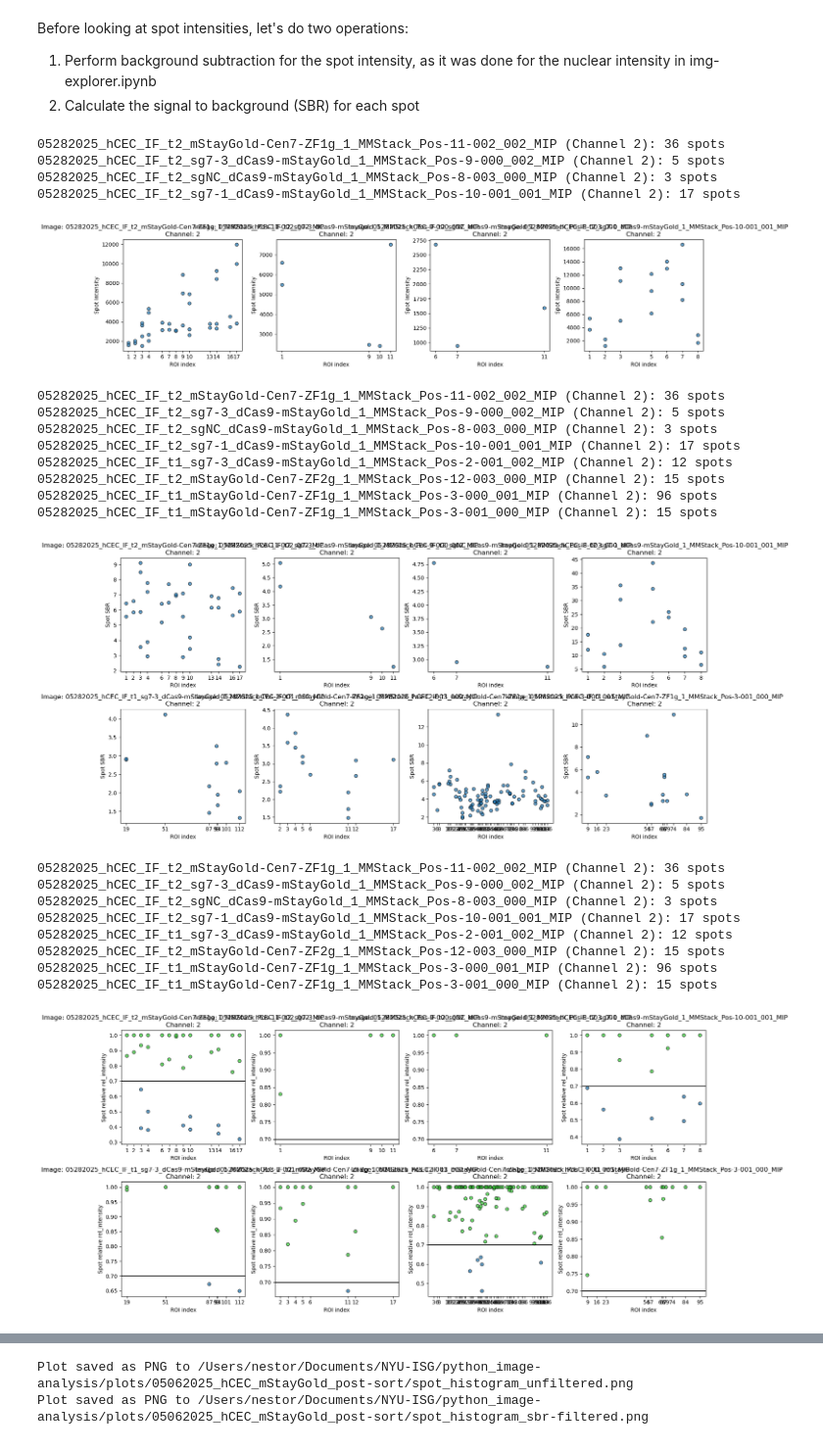
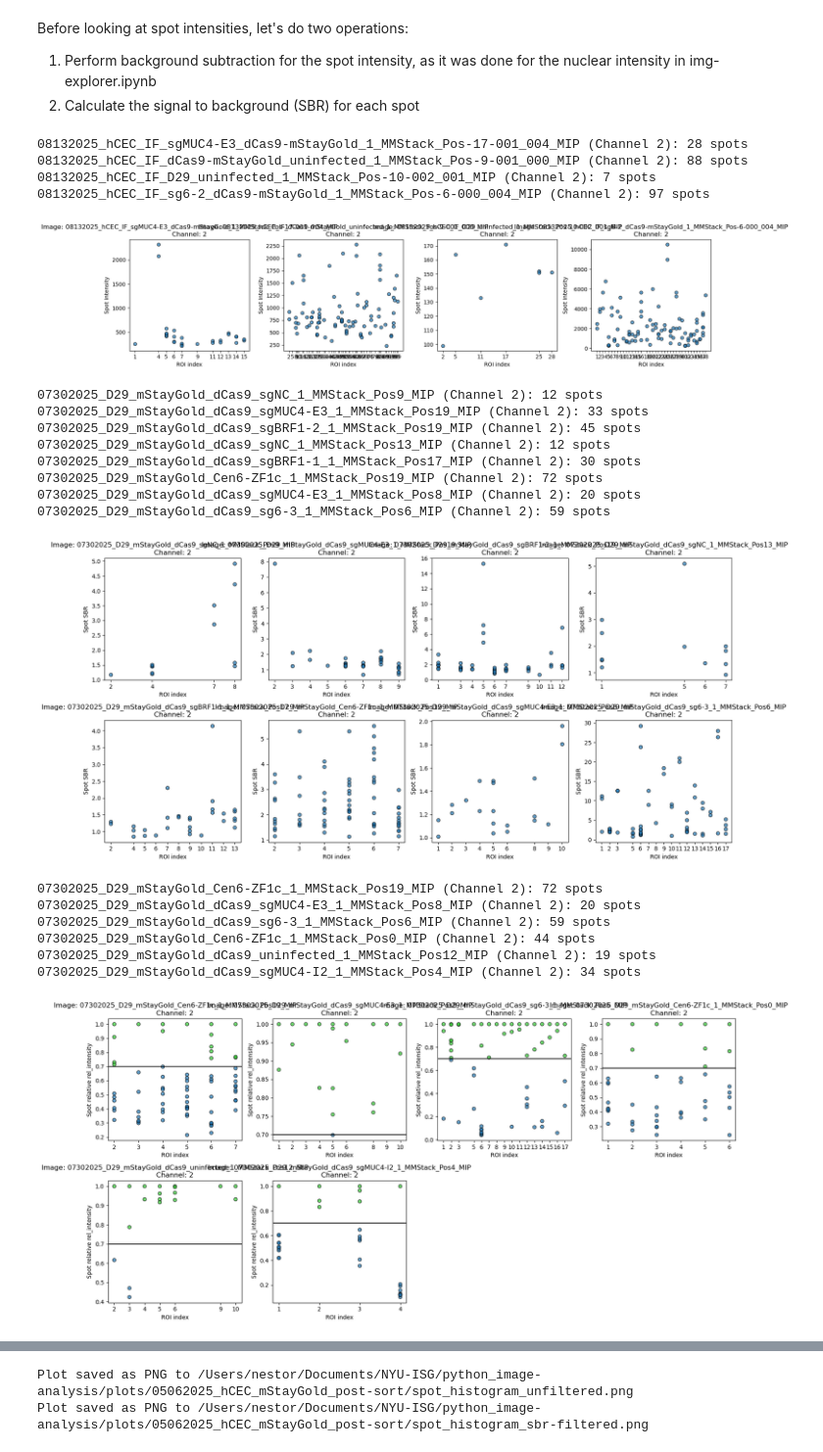
Before and after one commit to timotheelionnet/python_image-analysis, a Jupyter notebook: notebooks/spot-filtrr.ipynb, the cells around one changed output, grey strips where cells are left out. Shown at 98% size. Saved outputs shown, nothing was run; the diff lists cells and outputs as text; code cells hidden in the pictures.

```diff
--- a/notebooks/spot-filtrr.ipynb
+++ b/notebooks/spot-filtrr.ipynb
@@ -30,7 +30,7 @@ logging.basicConfig(level=logging.INFO, format='%(asctime)s - %(levelname)s - %(
 repo_directory = "/Users/nestor/Documents/NYU-ISG/python_image-analysis" # analysis code directory
 
 # List the experiments to read data for
-experiment_list = ["05282025_hCEC_gH2AX_IF"]
+experiment_list = ["08132025_hCEC_gH2AX_IF"]
 #experiment_list = ["02112025_Cen-ZF_select_HCT116_session1", "02132025_Cen-ZF_select_HCT116_session2"]
 # %% [markdown]
 We have cells with a given number of spots. Let's first see what's the distribution of spots for each experimental group
@@ -311,11 +311,11 @@ for j in range(idx + 1, total_subplots):
 plt.tight_layout()
 plt.show()
 # %% [output]
-05282025_hCEC_IF_t2_mStayGold-Cen7-ZF1g_1_MMStack_Pos-11-002_002_MIP (Channel 2): 36 spots
-05282025_hCEC_IF_t2_sg7-3_dCas9-mStayGold_1_MMStack_Pos-9-000_002_MIP (Channel 2): 5 spots
-05282025_hCEC_IF_t2_sgNC_dCas9-mStayGold_1_MMStack_Pos-8-003_000_MIP (Channel 2): 3 spots
-05282025_hCEC_IF_t2_sg7-1_dCas9-mStayGold_1_MMStack_Pos-10-001_001_MIP (Channel 2): 17 spots
+08132025_hCEC_IF_sgMUC4-E3_dCas9-mStayGold_1_MMStack_Pos-17-001_004_MIP (Channel 2): 28 spots
+08132025_hCEC_IF_dCas9-mStayGold_uninfected_1_MMStack_Pos-9-001_000_MIP (Channel 2): 88 spots
+08132025_hCEC_IF_D29_uninfected_1_MMStack_Pos-10-002_001_MIP (Channel 2): 7 spots
+08132025_hCEC_IF_sg6-2_dCas9-mStayGold_1_MMStack_Pos-6-000_004_MIP (Channel 2): 97 spots
-[figure, old version]
+[figure, new version]
 # %%
 # Assess spot SBR distribution
 
@@ -378,15 +378,15 @@ for j in range(idx + 1, total_subplots):
 plt.tight_layout()
 plt.show()
 # %% [output]
-05282025_hCEC_IF_t2_mStayGold-Cen7-ZF1g_1_MMStack_Pos-11-002_002_MIP (Channel 2): 36 spots
-05282025_hCEC_IF_t2_sg7-3_dCas9-mStayGold_1_MMStack_Pos-9-000_002_MIP (Channel 2): 5 spots
-05282025_hCEC_IF_t2_sgNC_dCas9-mStayGold_1_MMStack_Pos-8-003_000_MIP (Channel 2): 3 spots
-05282025_hCEC_IF_t2_sg7-1_dCas9-mStayGold_1_MMStack_Pos-10-001_001_MIP (Channel 2): 17 spots
-05282025_hCEC_IF_t1_sg7-3_dCas9-mStayGold_1_MMStack_Pos-2-001_002_MIP (Channel 2): 12 spots
-05282025_hCEC_IF_t2_mStayGold-Cen7-ZF2g_1_MMStack_Pos-12-003_000_MIP (Channel 2): 15 spots
-05282025_hCEC_IF_t1_mStayGold-Cen7-ZF1g_1_MMStack_Pos-3-000_001_MIP (Channel 2): 96 spots
-05282025_hCEC_IF_t1_mStayGold-Cen7-ZF1g_1_MMStack_Pos-3-001_000_MIP (Channel 2): 15 spots
+07302025_D29_mStayGold_dCas9_sgNC_1_MMStack_Pos9_MIP (Channel 2): 12 spots
+07302025_D29_mStayGold_dCas9_sgMUC4-E3_1_MMStack_Pos19_MIP (Channel 2): 33 spots
+07302025_D29_mStayGold_dCas9_sgBRF1-2_1_MMStack_Pos19_MIP (Channel 2): 45 spots
+07302025_D29_mStayGold_dCas9_sgNC_1_MMStack_Pos13_MIP (Channel 2): 12 spots
+07302025_D29_mStayGold_dCas9_sgBRF1-1_1_MMStack_Pos17_MIP (Channel 2): 30 spots
+07302025_D29_mStayGold_Cen6-ZF1c_1_MMStack_Pos19_MIP (Channel 2): 72 spots
+07302025_D29_mStayGold_dCas9_sgMUC4-E3_1_MMStack_Pos8_MIP (Channel 2): 20 spots
+07302025_D29_mStayGold_dCas9_sg6-3_1_MMStack_Pos6_MIP (Channel 2): 59 spots
-[figure, old version]
+[figure, new version]
 # %%
 # Calculate the relative intensity for each ROI:
 
@@ -402,8 +402,8 @@ spot_metricsBS.drop(columns = ['max_intensity'], inplace = True)
 # Assess relative spot intensity distribution
 
 # Pick images to plot, by index
-selected_indices = list(range(8))
-#selected_indices = [5]
+#selected_indices = list(range(8))
+selected_indices = [5, 6, 7, 8, 9, 10]
 
 # Pick the channel to plot
 c = 2
@@ -449,42 +449,40 @@ for idx, base_name in enumerate(images_to_plot):
     # Filter the DataFrame for the current image.
     subset = spot_metrics_yespots[(spot_metrics_yespots['base_name'] == base_name) &
                                   (spot_metrics_yespots['channel'] == c)]
 
     print(f"{base_name} (Channel {c}): {len(subset)} spots")
 
     # Determine the color for each spot: yellow if the value >= cutoff, otherwise default blue ("C0")
     colors = np.where(subset[my_metric] >= cutoff, "limegreen", "C0")
 
     # Create a scatter plot: ROI index on x-axis, spot intensity on y-axis.
     ax.scatter(subset['ROI'], subset[my_metric], alpha = 0.7,
                edgecolor = 'black', color = colors)
     ax.set_title(f"Image: {base_name}\nChannel: {c}")
     ax.axhline(y=cutoff, color='k', linestyle='-')
     ax.set_xlabel("ROI index")
     ax.set_ylabel(f"Spot relative {my_metric}")
 
     # Set x-axis ticks to show unique integer ROI values.
     unique_rois = np.sort(subset['ROI'].unique())
     ax.set_xticks(unique_rois)
 
 # Hide any unused subplots in the grid.
 total_subplots = nrows * ncols
 for j in range(idx + 1, total_subplots):
     fig.delaxes(axes[j // ncols, j % ncols])
 
 plt.tight_layout()
 plt.axhline(y=cutoff, color='k', linestyle='-')
 plt.show()
 # %% [output]
-05282025_hCEC_IF_t2_mStayGold-Cen7-ZF1g_1_MMStack_Pos-11-002_002_MIP (Channel 2): 36 spots
-05282025_hCEC_IF_t2_sg7-3_dCas9-mStayGold_1_MMStack_Pos-9-000_002_MIP (Channel 2): 5 spots
-05282025_hCEC_IF_t2_sgNC_dCas9-mStayGold_1_MMStack_Pos-8-003_000_MIP (Channel 2): 3 spots
-05282025_hCEC_IF_t2_sg7-1_dCas9-mStayGold_1_MMStack_Pos-10-001_001_MIP (Channel 2): 17 spots
-05282025_hCEC_IF_t1_sg7-3_dCas9-mStayGold_1_MMStack_Pos-2-001_002_MIP (Channel 2): 12 spots
-05282025_hCEC_IF_t2_mStayGold-Cen7-ZF2g_1_MMStack_Pos-12-003_000_MIP (Channel 2): 15 spots
-05282025_hCEC_IF_t1_mStayGold-Cen7-ZF1g_1_MMStack_Pos-3-000_001_MIP (Channel 2): 96 spots
-05282025_hCEC_IF_t1_mStayGold-Cen7-ZF1g_1_MMStack_Pos-3-001_000_MIP (Channel 2): 15 spots
+07302025_D29_mStayGold_Cen6-ZF1c_1_MMStack_Pos19_MIP (Channel 2): 72 spots
+07302025_D29_mStayGold_dCas9_sgMUC4-E3_1_MMStack_Pos8_MIP (Channel 2): 20 spots
+07302025_D29_mStayGold_dCas9_sg6-3_1_MMStack_Pos6_MIP (Channel 2): 59 spots
+07302025_D29_mStayGold_Cen6-ZF1c_1_MMStack_Pos0_MIP (Channel 2): 44 spots
+07302025_D29_mStayGold_dCas9_uninfected_1_MMStack_Pos12_MIP (Channel 2): 19 spots
+07302025_D29_mStayGold_dCas9_sgMUC4-I2_1_MMStack_Pos4_MIP (Channel 2): 34 spots
-[figure, old version]
+[figure, new version]
 # %%
 # Classify spots as real or false based on the cutoff set above
 # for the metric given as "my_metric"
```
Also changed, not shown: parts of 4 cells of this notebook, 6 other files.
